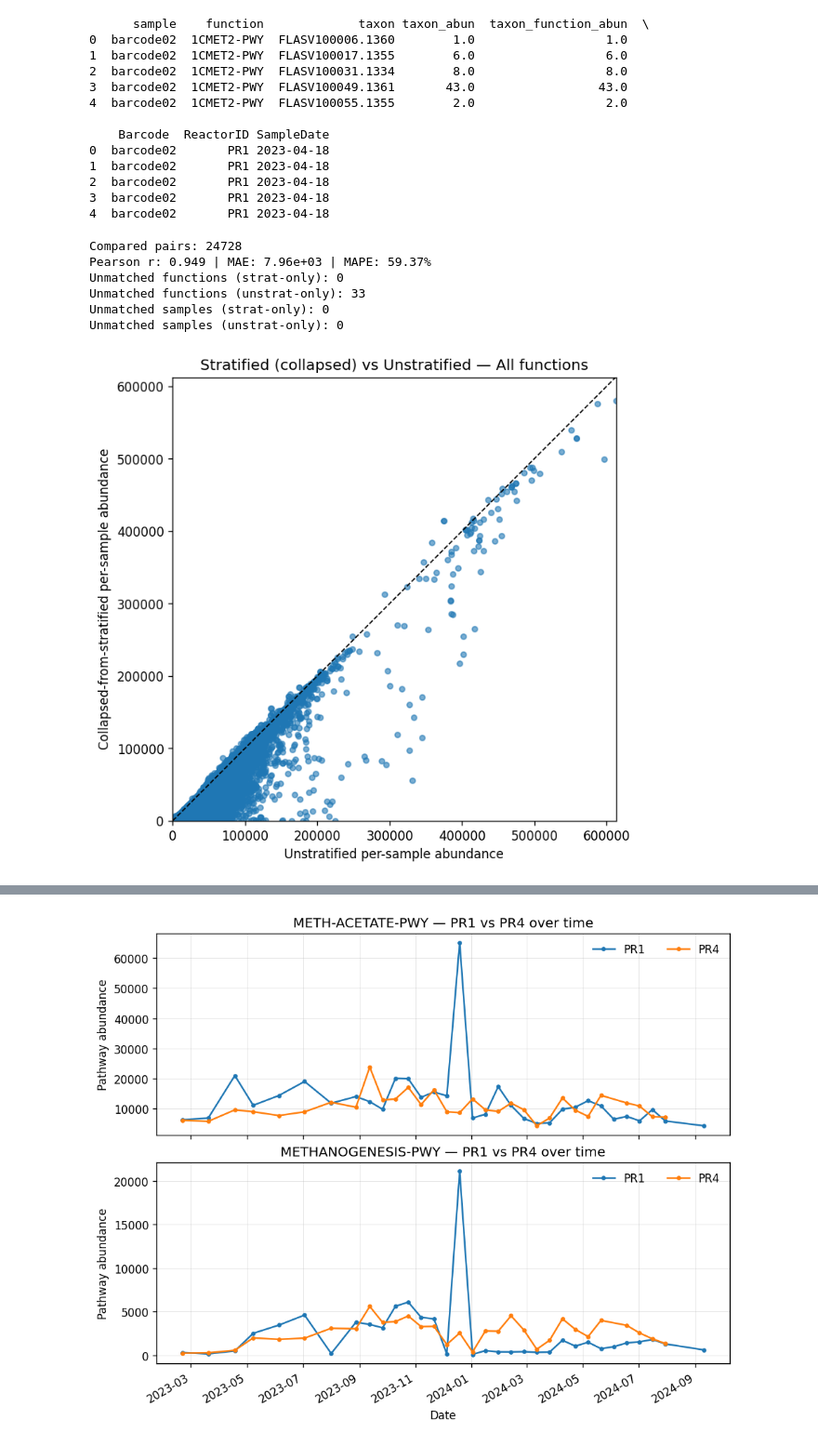
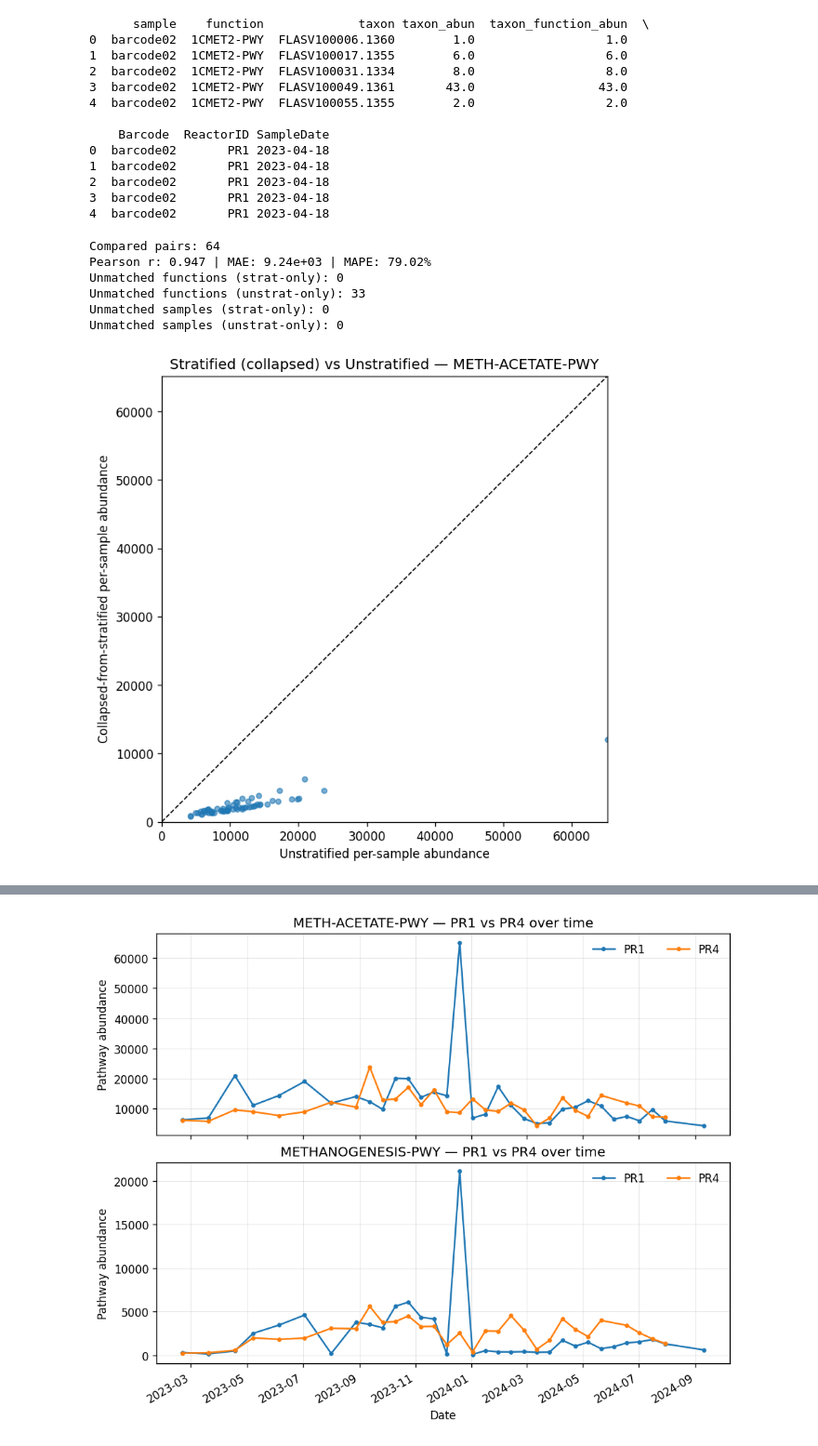
Before and after one commit to PachacutiX/Meta2Insight, a Jupyter notebook: code/picrust2_testruns/stratified/temp_differences.ipynb, the cells around one changed output, grey strips where cells are left out. Shown at 93% size. Drawn from its saved outputs; the diff is of its cells as text; code cells hidden in the pictures.

```diff
--- a/code/picrust2_testruns/stratified/temp_differences.ipynb
+++ b/code/picrust2_testruns/stratified/temp_differences.ipynb
@@ -245,7 +320,7 @@ print(df.head())
 # ----------------------------
 # 0) CONFIG
 # ----------------------------
-PATH = None   # e.g. 'METHANOGENESIS-PWY' or None for all functions
+PATH = "METH-ACETATE-PWY"   # e.g. 'METHANOGENESIS-PWY' or None for all functions
 
 # ----------------------------
 # 1) STRATIFIED → per-sample/per-function
@@ -333,36 +408,36 @@ print("Unmatched samples (unstrat-only):", len(set(un_long['sample']) - set(df_s
 # ----------------------------
 # 4) SCATTER
 # ----------------------------
 x = plot_df['from_unstrat'].to_numpy()
 y = plot_df['from_strat'].to_numpy()
 
 plt.close('all')
 fig, ax = plt.subplots(figsize=(6,6), dpi=120, constrained_layout=True)
 ax.scatter(x, y, alpha=0.6, s=18)
 
 m = float(np.nanmax(np.concatenate([np.nan_to_num(x), np.nan_to_num(y), [1]])))
 ax.plot([0, m], [0, m], 'k--', linewidth=1)
 title = 'All functions' if PATH is None else PATH
 ax.set_title(f'Stratified (collapsed) vs Unstratified — {title}')
 ax.set_xlabel('Unstratified per-sample abundance')
 ax.set_ylabel('Collapsed-from-stratified per-sample abundance')
 ax.set_xlim(0, m); ax.set_ylim(0, m); ax.set_aspect('equal', adjustable='box')
 
 
 
 # label top discrepancies to inspect
 #for _, r in plot_df.nlargest(12, 'abs_diff').iterrows():
 #    ax.annotate(f"{r['sample']}|{r['function']}",
 #                (r['from_unstrat'], r['from_strat']),
 #                xytext=(3,3), textcoords='offset points', fontsize=7, alpha=0.8)
 # %% [output]
-Compared pairs: 24728
-Pearson r: 0.949 | MAE: 7.96e+03 | MAPE: 59.37%
+Compared pairs: 64
+Pearson r: 0.947 | MAE: 9.24e+03 | MAPE: 79.02%
 Unmatched functions (strat-only): 0
 Unmatched functions (unstrat-only): 33
 Unmatched samples (strat-only): 0
 Unmatched samples (unstrat-only): 0
-[figure, old version]
+[figure, new version]
 # %%
 ### Investigate discrepancy between collapsed stratified and unstratified results
 
```
Also changed, not shown: parts of 7 cells of this notebook.
